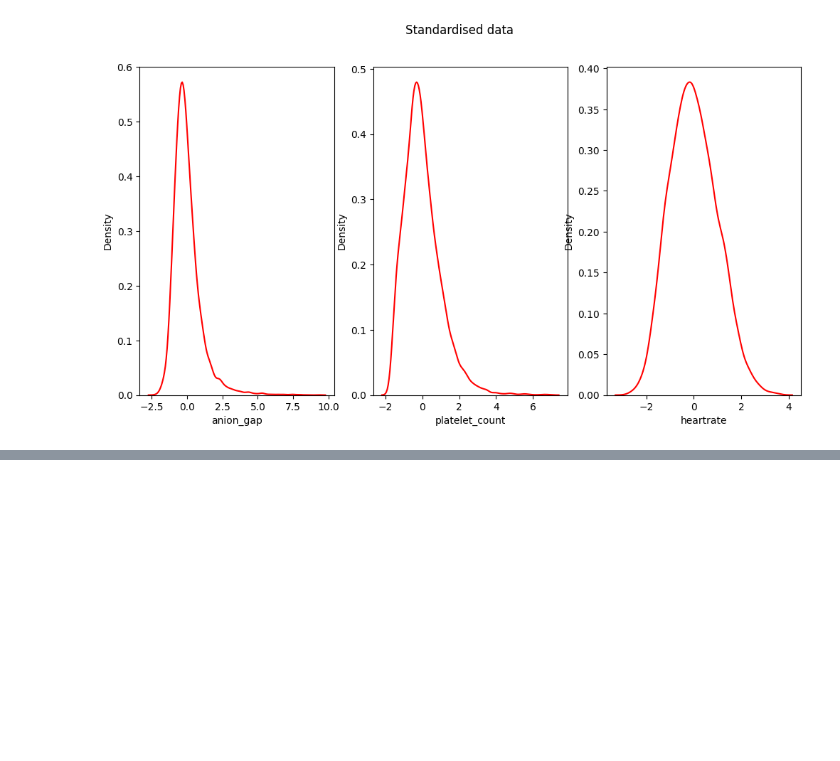
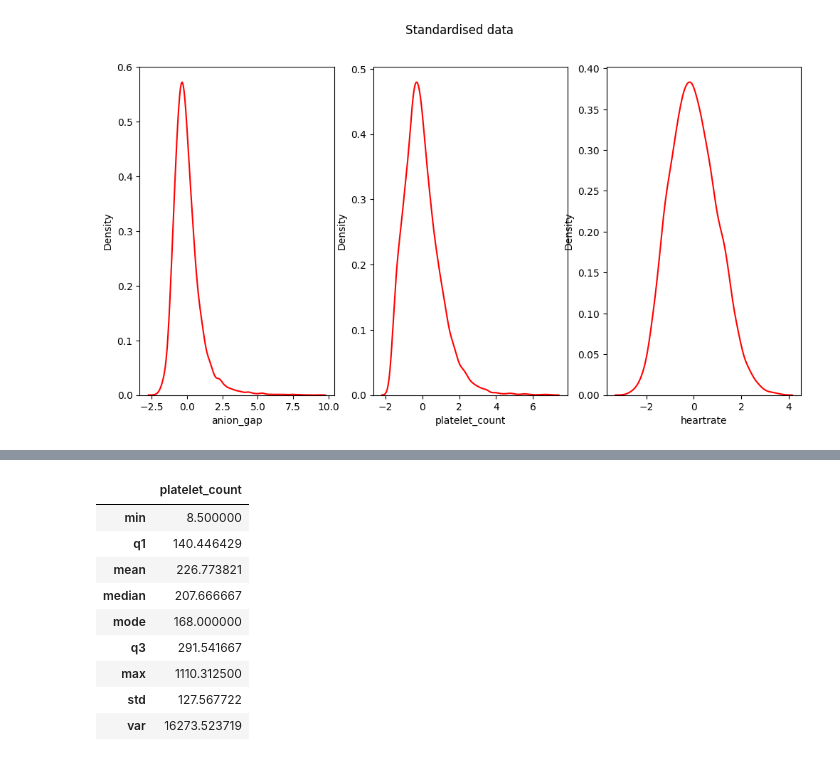
Before and after one commit to ryashpal/EHRQC, a Jupyter notebook: notebooks/python/case_study/sepsis_cohort_pre_processing.ipynb, the cells around one changed output, grey strips where cells are left out. Cells and saved outputs as stored; diff of their text form; code cells hidden in the pictures; blank space fills up the shorter version.

```diff
--- a/notebooks/python/case_study/sepsis_cohort_pre_processing.ipynb
+++ b/notebooks/python/case_study/sepsis_cohort_pre_processing.ipynb
@@ -561,0 +588,26 @@ sns.kdeplot(data = standardisedVitalsDf, x = 'heartrate', ax = axs[2], color='r'
+# %%
+import numpy as np
+import pandas as pd
+
+correctedDf.agg(
+    min=('platelet_count', np.min),
+    q1=('platelet_count', lambda x: x.quantile(0.25)),
+    mean=('platelet_count', 'mean'),
+    median=('platelet_count', 'median'),
+    mode=('platelet_count', lambda x: x.value_counts().index[0]),
+    q3=('platelet_count', lambda x: x.quantile(0.75)),
+    max=('platelet_count', np.max),
+    std=('platelet_count', np.std),
+    var=('platelet_count', np.var),
+)
+# %% [output]
+|  | platelet_count |
+| min | 8.500000 |
+| q1 | 140.446429 |
+| mean | 226.773821 |
+| median | 207.666667 |
+| mode | 168.000000 |
+| q3 | 291.541667 |
+| max | 1110.312500 |
+| std | 127.567722 |
+| var | 16273.523719 |
```
Also changed, not shown: parts of 8 cells of this notebook, 6 other files.
